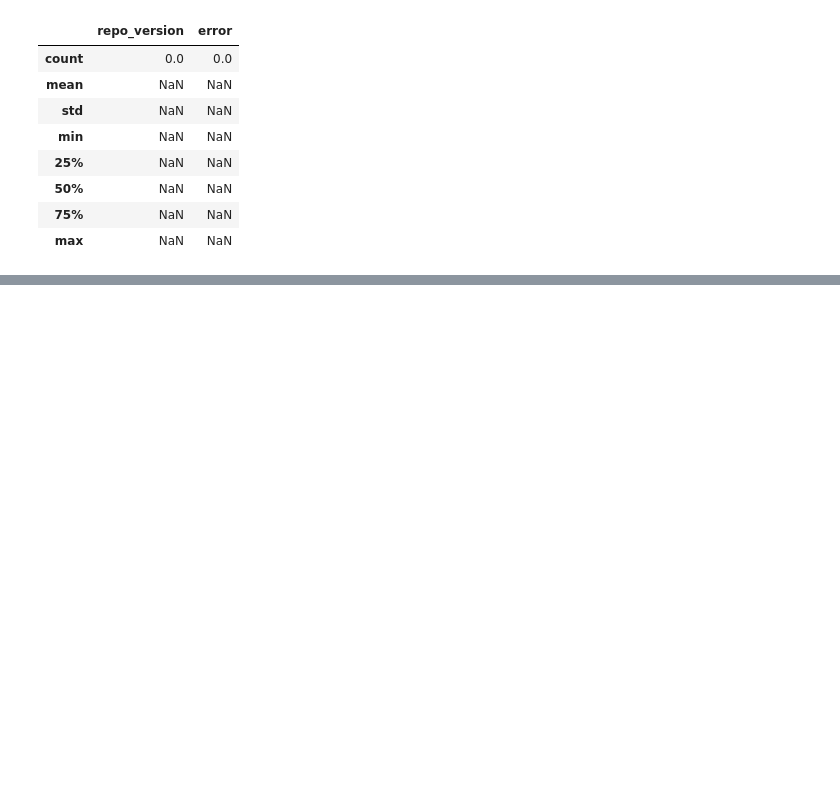
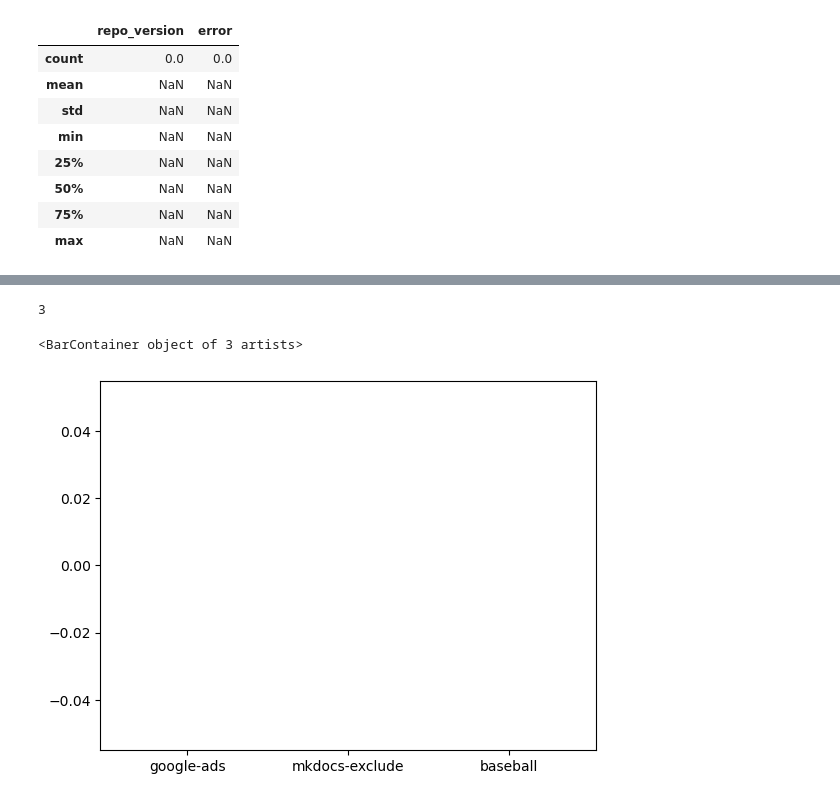
Before and after one commit to DEVSOG12/mavenRepoTest, a Jupyter notebook: analyzingData/index.ipynb, the cells around one changed output, grey strips where cells are left out. Drawn from its saved outputs; the diff is of its cells as text; code cells hidden in the pictures; blank space fills up the shorter version.

```diff
--- a/analyzingData/index.ipynb
+++ b/analyzingData/index.ipynb
@@ -41,0 +62,14 @@ dataframe['status'].hist()
+# %%
+
+dfr = dataframe.loc[dataframe['status'] == 'Success']
+dfr = dfr.loc[dfr['diffoscope'] == '├── file list']
+# len
+print(len(dfr))
+dfr.head()
+
+# Graph Success packages. name vs gh_version (is a string) chart with the version at the side
+plt.bar(dfr['name'], 0)
+# %% [output]
+3
+<BarContainer object of 3 artists>
+[figure, added]
```
Also changed, not shown: parts of 7 cells of this notebook, 8 other files.
